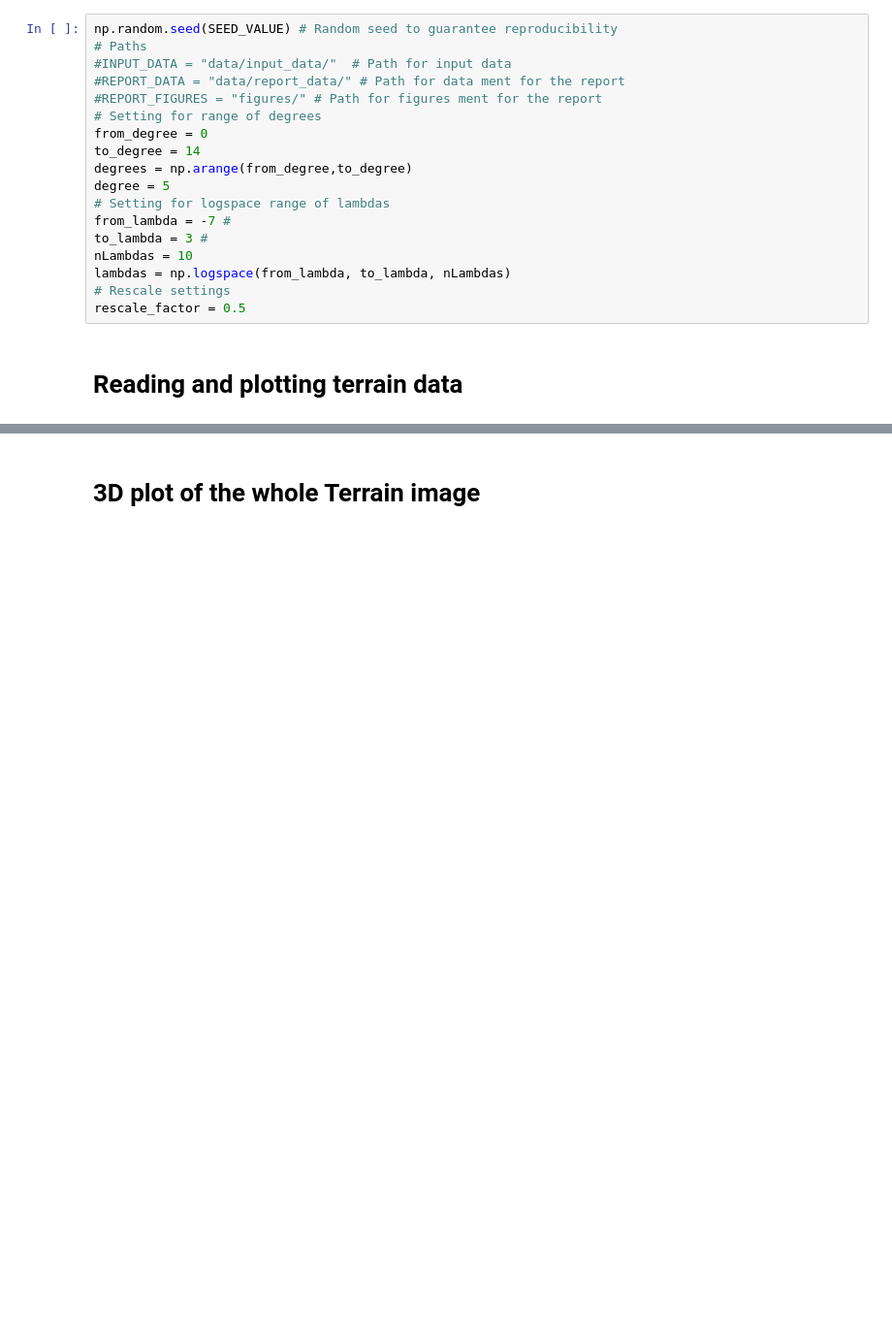
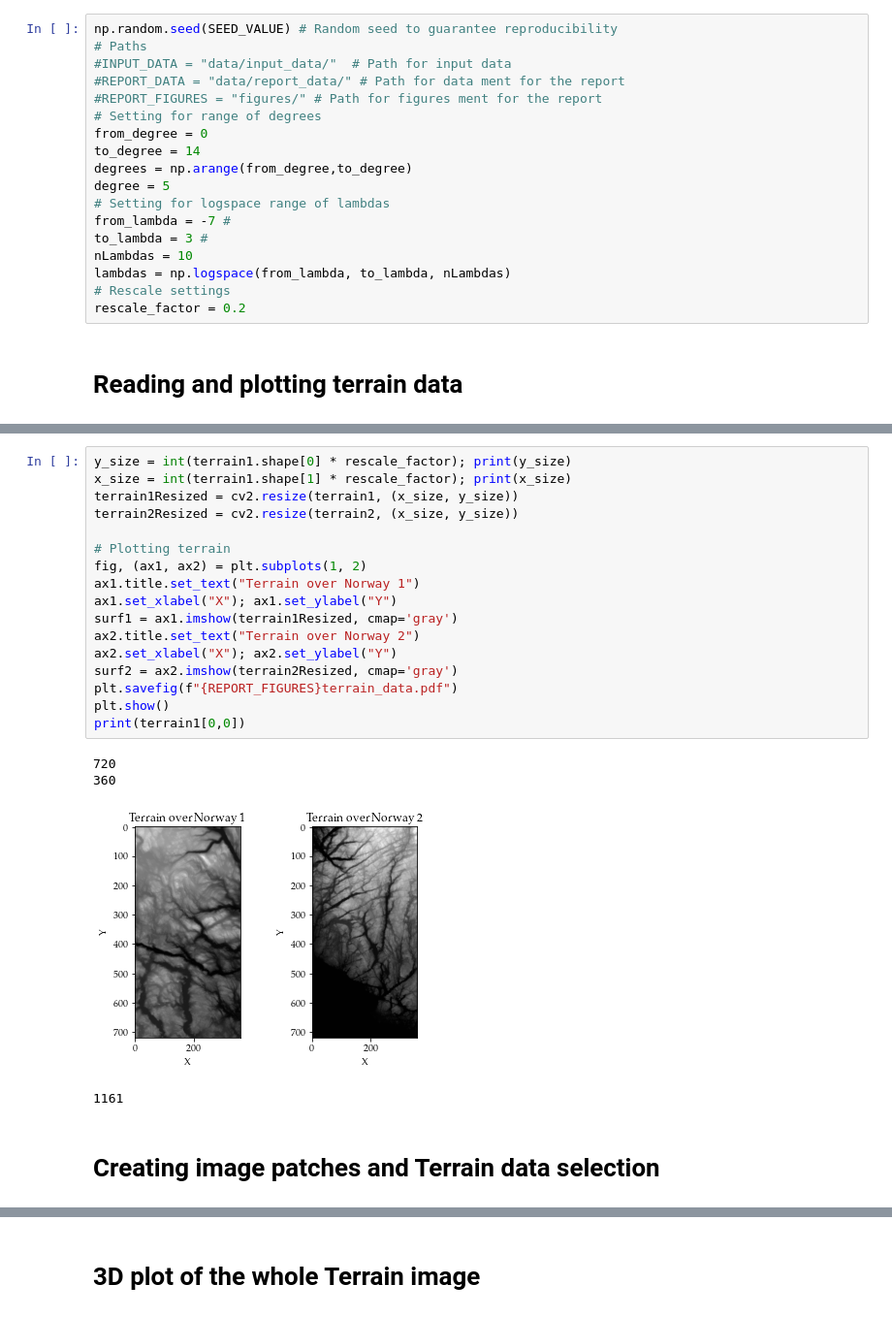
Before and after one commit to AndreasBordvik/FYS-STK4155-Prj1_report, a Jupyter notebook: code/Exercise6.ipynb, the cells around one changed output, grey strips where cells are left out. Shown at 97% size. Cells and saved outputs as stored; diff of their text form; blank space fills up the shorter version.

```diff
--- a/code/Exercise6.ipynb
+++ b/code/Exercise6.ipynb
@@ -48,7 +48,7 @@ to_lambda = 3 #
 nLambdas = 10
 lambdas = np.logspace(from_lambda, to_lambda, nLambdas)
 # Rescale settings
-rescale_factor = 0.5
+rescale_factor = 0.2
 # %% [markdown]
 # Reading and plotting terrain data
 # %%
@@ -72,0 +75,24 @@ plt.show()
+# %%
+y_size = int(terrain1.shape[0] * rescale_factor); print(y_size)
+x_size = int(terrain1.shape[1] * rescale_factor); print(x_size)
+terrain1Resized = cv2.resize(terrain1, (x_size, y_size))
+terrain2Resized = cv2.resize(terrain2, (x_size, y_size))
+
+# Plotting terrain
+fig, (ax1, ax2) = plt.subplots(1, 2)
+ax1.title.set_text("Terrain over Norway 1")
+ax1.set_xlabel("X"); ax1.set_ylabel("Y")
+surf1 = ax1.imshow(terrain1Resized, cmap='gray')
+ax2.title.set_text("Terrain over Norway 2")
+ax2.set_xlabel("X"); ax2.set_ylabel("Y")
+surf2 = ax2.imshow(terrain2Resized, cmap='gray')
+plt.savefig(f"{REPORT_FIGURES}terrain_data.pdf")
+plt.show()
+print(terrain1[0,0])
+# %% [output]
+720
+360
+[figure, added]
+1161
+# %% [markdown]
+# Creating image patches and Terrain data selection
```
Also changed, not shown: parts of 7 cells of this notebook.
